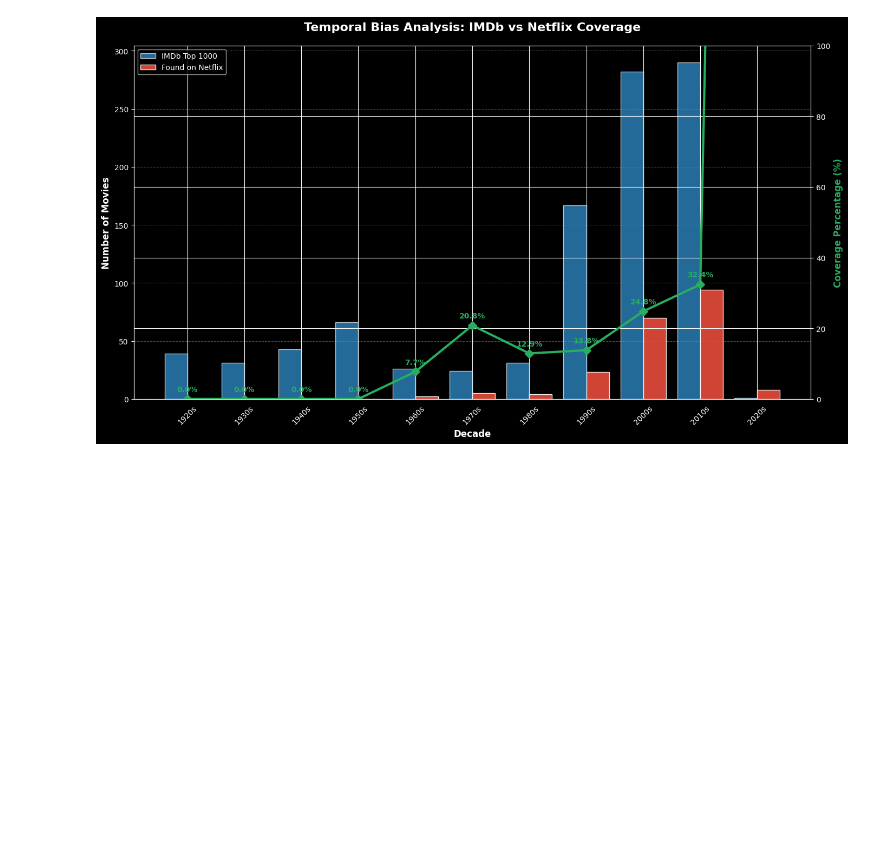
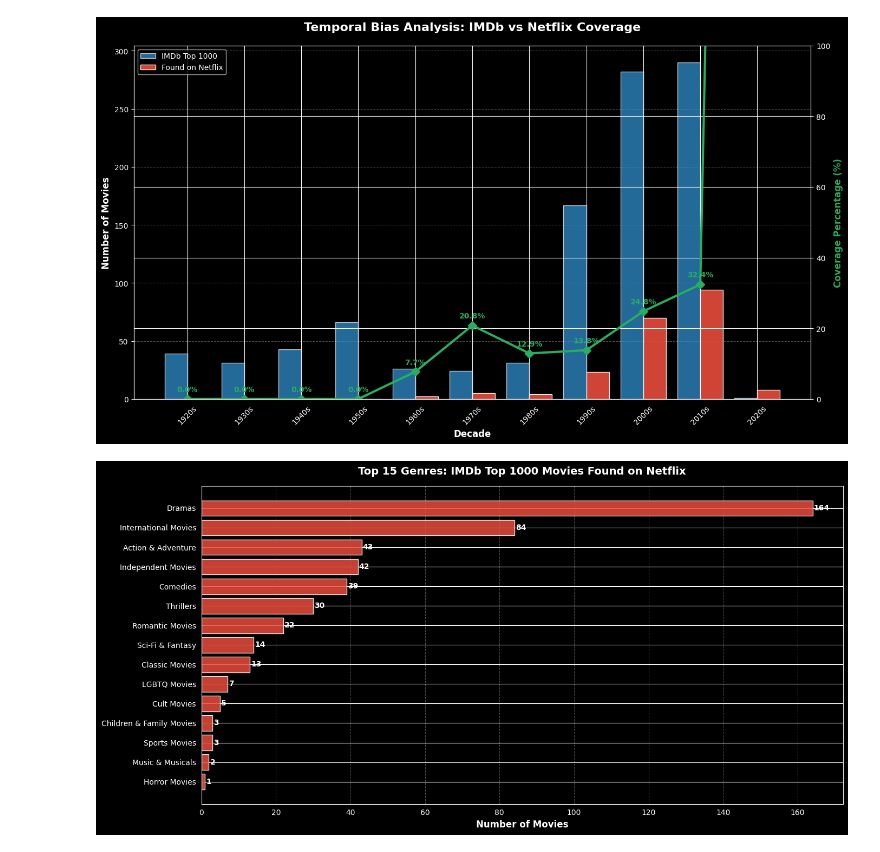
Before and after one commit to FOTIS21/IREI_FINAL, a Jupyter notebook: main.ipynb, the cells around one changed output. Cells and saved outputs as stored; diff of their text form; code cells hidden in the pictures; blank space fills up the shorter version.

Commit message:
Added graphs

```diff
--- a/main.ipynb
+++ b/main.ipynb
@@ -119,3 +119,30 @@ fig.tight_layout()
 plt.show()
 # %% [output]
 [figure]
+# %%
+# ---- GENRE DISTRIBUTION ANALYSIS ----
+from collections import Counter
+
+# Netflix uses comma-separated genres in 'listed_in'
+# Split and explode so each genre is its own row
+genre_series = merged_df['listed_in'].dropna().str.split(',').explode().str.strip()
+
+genre_counts = genre_series.value_counts()
+
+# Plot
+fig, ax = plt.subplots(figsize=(14, 7))
+bars = ax.barh(genre_counts.index[:15], genre_counts.values[:15], color='#e74c3c', alpha=0.85)
+
+# Add value labels
+for bar, val in zip(bars, genre_counts.values[:15]):
+    ax.text(val + 0.3, bar.get_y() + bar.get_height() / 2,
+            str(val), va='center', fontweight='bold')
+
+ax.set_xlabel('Number of Movies', fontsize=12, fontweight='bold')
+ax.set_title('Top 15 Genres: IMDb Top 1000 Movies Found on Netflix', fontsize=14, fontweight='bold', pad=15)
+ax.invert_yaxis()
+ax.grid(axis='x', linestyle='--', alpha=0.3)
+plt.tight_layout()
+plt.show()
+# %% [output]
+[figure, added]
```
Also changed, not shown: parts of 3 cells of this notebook.
